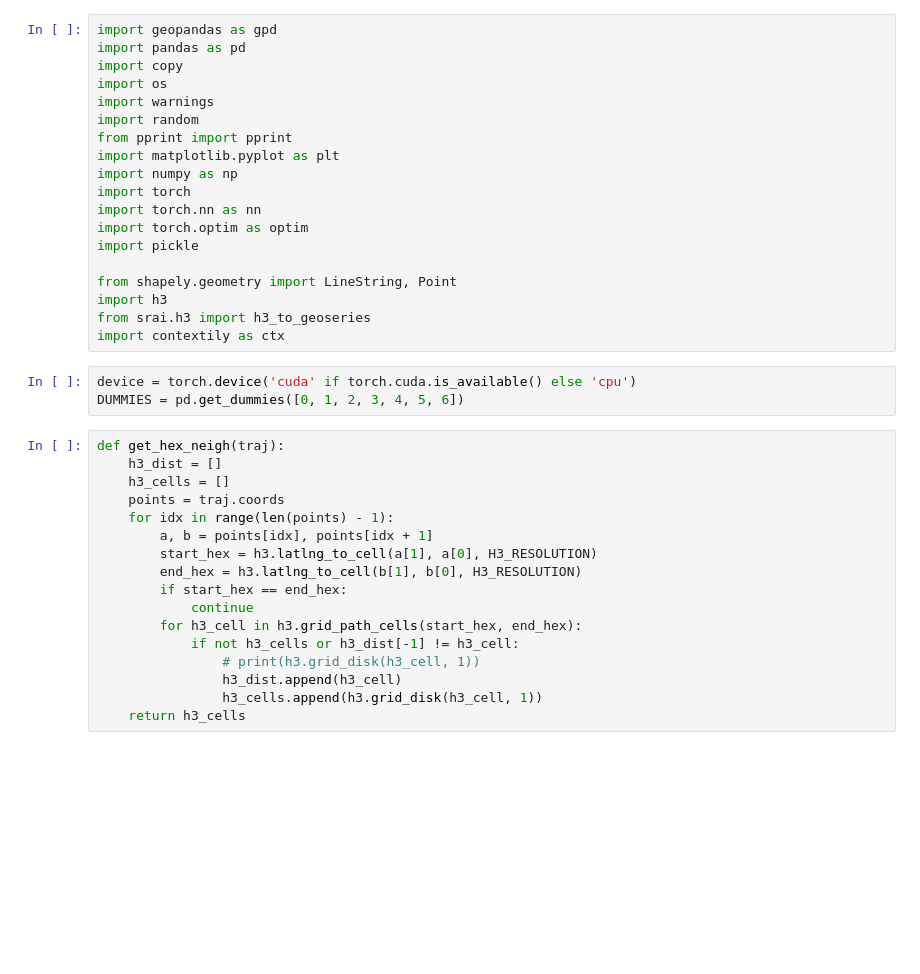
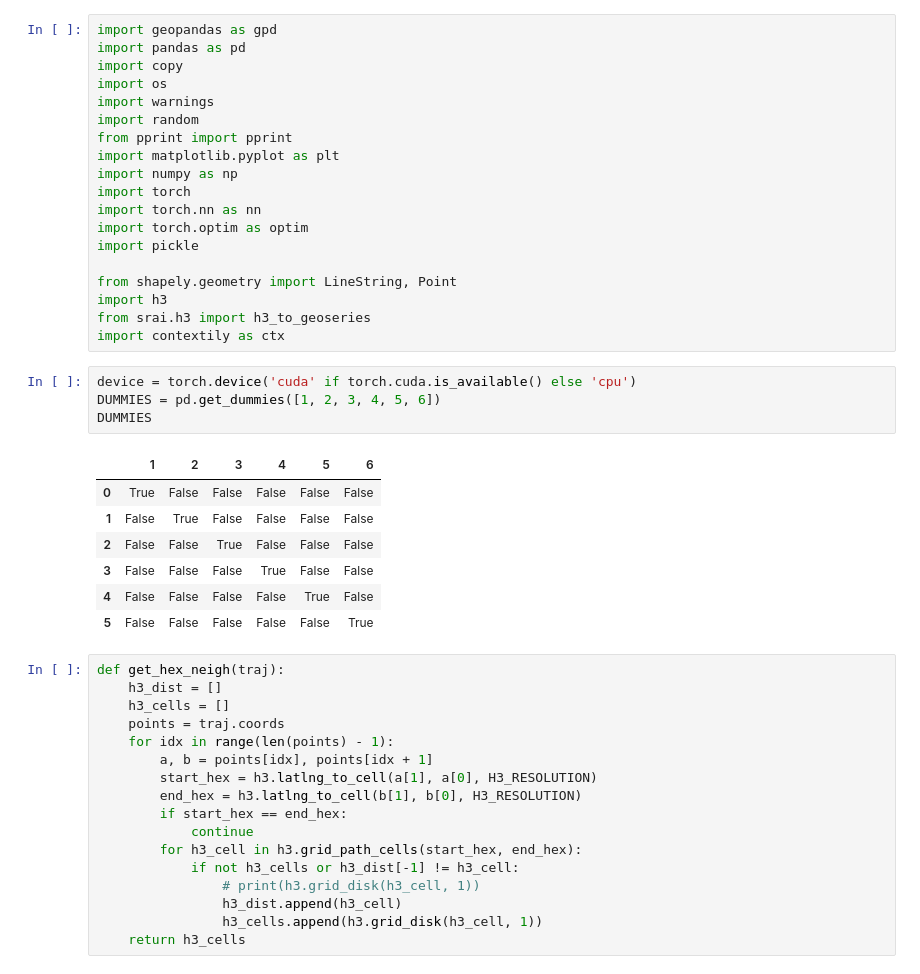
Before and after one commit to SzymonLeszkiewicz/GEO_EDA, a Jupyter notebook: baseline/traj_prediction/geolife/eda_hex.ipynb, the cells around one changed output. Cells and saved outputs as stored; diff of their text form; blank space fills up the shorter version.

```diff
--- a/baseline/traj_prediction/geolife/eda_hex.ipynb
+++ b/baseline/traj_prediction/geolife/eda_hex.ipynb
@@ -19,7 +19,16 @@ from srai.h3 import h3_to_geoseries
 import contextily as ctx
 # %%
 device = torch.device('cuda' if torch.cuda.is_available() else 'cpu')
-DUMMIES = pd.get_dummies([0, 1, 2, 3, 4, 5, 6])
+DUMMIES = pd.get_dummies([1, 2, 3, 4, 5, 6])
+DUMMIES
+# %% [output]
+|  | 1 | 2 | 3 | 4 | 5 | 6 |
+| 0 | True | False | False | False | False | False |
+| 1 | False | True | False | False | False | False |
+| 2 | False | False | True | False | False | False |
+| 3 | False | False | False | True | False | False |
+| 4 | False | False | False | False | True | False |
+| 5 | False | False | False | False | False | True |
 # %%
 def get_hex_neigh(traj):
     h3_dist = []
```
Also changed, not shown: parts of 20 cells of this notebook, 4 other files.
